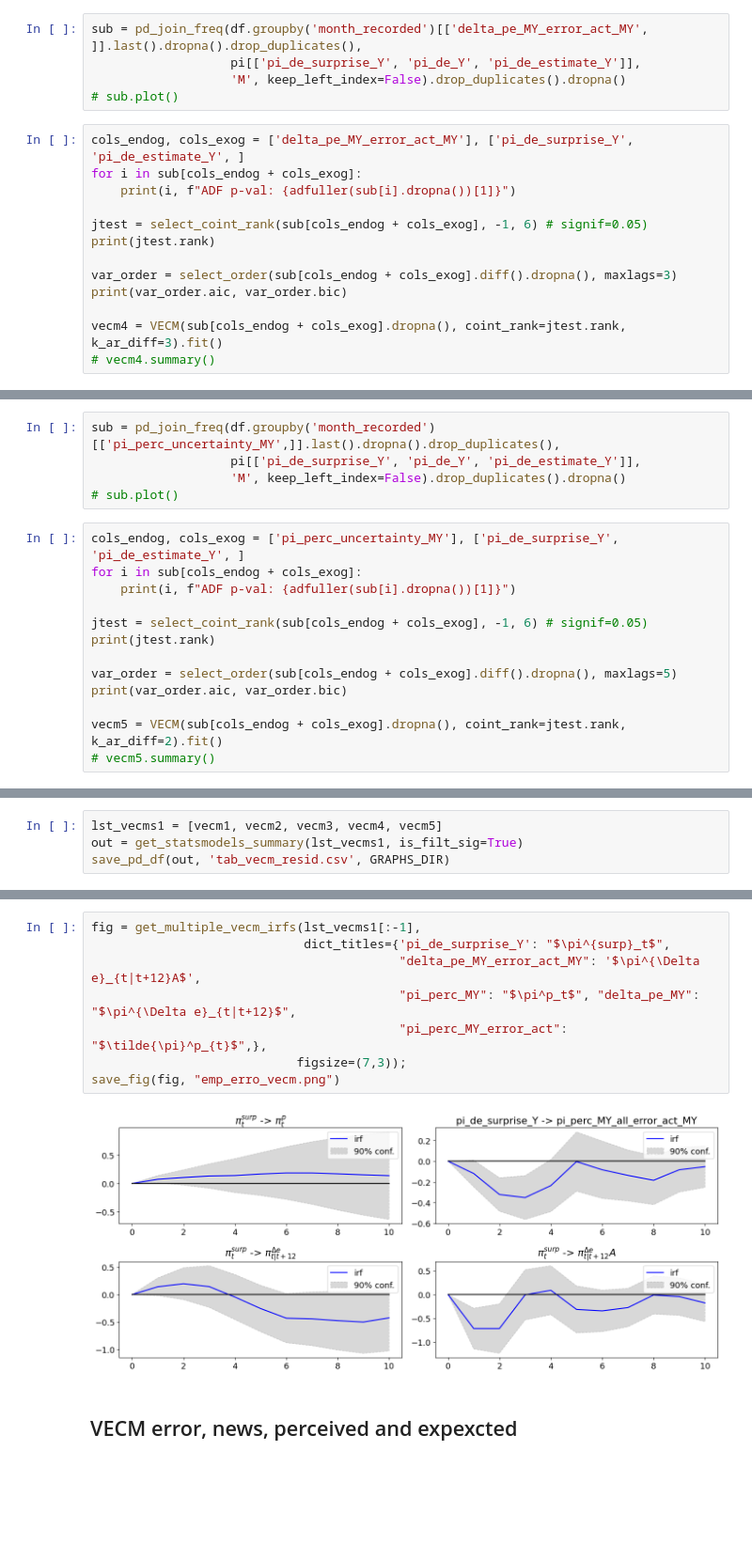
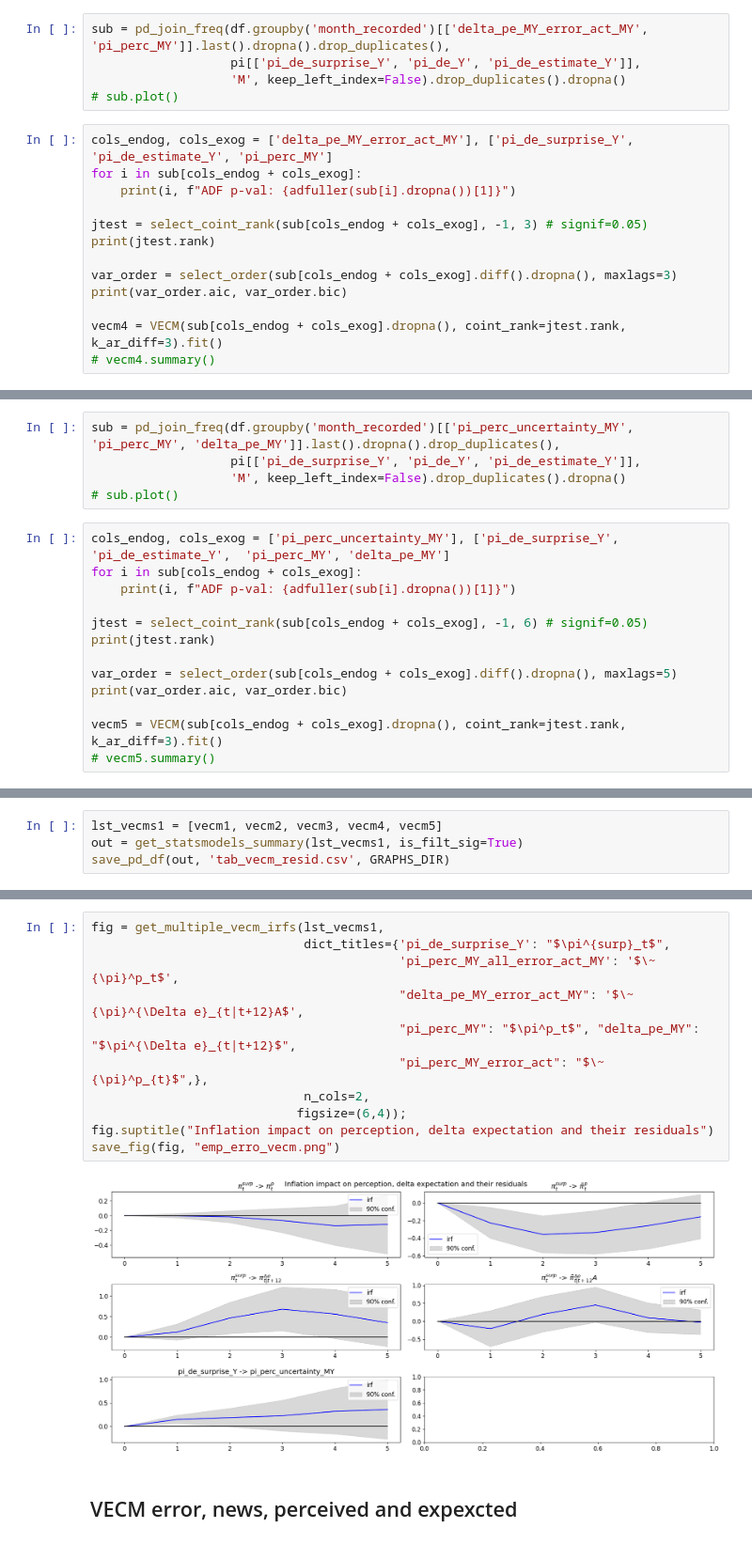
Before and after one commit to lukasgrahl/memoire2, a Jupyter notebook: notebooks/03-Analysis.ipynb, the cells around one changed output, grey strips where cells are left out. Shown at 94% size. Saved outputs shown, nothing was run; the diff lists cells and outputs as text; blank space fills up the shorter version.

```diff
--- a/notebooks/03-Analysis.ipynb
+++ b/notebooks/03-Analysis.ipynb
@@ -646,16 +466,16 @@ pi_de_estimate_Y ADF p-val: 0.23711226517334416
 # %% [markdown]
 ### delta exp error
 # %%
-sub = pd_join_freq(df.groupby('month_recorded')[['delta_pe_MY_error_act_MY', ]].last().dropna().drop_duplicates(),
+sub = pd_join_freq(df.groupby('month_recorded')[['delta_pe_MY_error_act_MY', 'pi_perc_MY']].last().dropna().drop_duplicates(),
                    pi[['pi_de_surprise_Y', 'pi_de_Y', 'pi_de_estimate_Y']],
                    'M', keep_left_index=False).drop_duplicates().dropna()
 # sub.plot()
 # %%
-cols_endog, cols_exog = ['delta_pe_MY_error_act_MY'], ['pi_de_surprise_Y', 'pi_de_estimate_Y', ]
+cols_endog, cols_exog = ['delta_pe_MY_error_act_MY'], ['pi_de_surprise_Y', 'pi_de_estimate_Y', 'pi_perc_MY']
 for i in sub[cols_endog + cols_exog]:
     print(i, f"ADF p-val: {adfuller(sub[i].dropna())[1]}")
 
-jtest = select_coint_rank(sub[cols_endog + cols_exog], -1, 6) # signif=0.05)
+jtest = select_coint_rank(sub[cols_endog + cols_exog], -1, 3) # signif=0.05)
 print(jtest.rank)
 
 var_order = select_order(sub[cols_endog + cols_exog].diff().dropna(), maxlags=3)
@@ -672,12 +493,12 @@ pi_de_estimate_Y ADF p-val: 0.8029480317761679
 # %% [markdown]
 ### uncertainty
 # %%
-sub = pd_join_freq(df.groupby('month_recorded')[['pi_perc_uncertainty_MY',]].last().dropna().drop_duplicates(),
+sub = pd_join_freq(df.groupby('month_recorded')[['pi_perc_uncertainty_MY', 'pi_perc_MY', 'delta_pe_MY']].last().dropna().drop_duplicates(),
                    pi[['pi_de_surprise_Y', 'pi_de_Y', 'pi_de_estimate_Y']],
                    'M', keep_left_index=False).drop_duplicates().dropna()
 # sub.plot()
 # %%
-cols_endog, cols_exog = ['pi_perc_uncertainty_MY'], ['pi_de_surprise_Y', 'pi_de_estimate_Y', ]
+cols_endog, cols_exog = ['pi_perc_uncertainty_MY'], ['pi_de_surprise_Y', 'pi_de_estimate_Y',  'pi_perc_MY', 'delta_pe_MY']
 for i in sub[cols_endog + cols_exog]:
     print(i, f"ADF p-val: {adfuller(sub[i].dropna())[1]}")
 
@@ -687,7 +508,7 @@ print(jtest.rank)
 var_order = select_order(sub[cols_endog + cols_exog].diff().dropna(), maxlags=5)
 print(var_order.aic, var_order.bic)
 
-vecm5 = VECM(sub[cols_endog + cols_exog].dropna(), coint_rank=jtest.rank, k_ar_diff=2).fit()
+vecm5 = VECM(sub[cols_endog + cols_exog].dropna(), coint_rank=jtest.rank, k_ar_diff=3).fit()
 # vecm5.summary()
 # %% [output]
 pi_perc_uncertainty_MY ADF p-val: 0.0006861008216353449
@@ -726,13 +530,16 @@ out
 # %%
-fig = get_multiple_vecm_irfs(lst_vecms1[:-1],
+fig = get_multiple_vecm_irfs(lst_vecms1,
                              dict_titles={'pi_de_surprise_Y': "$\pi^{surp}_t$",
-                                          "delta_pe_MY_error_act_MY": '$\pi^{\Delta e}_{t|t+12}A$',
+                                          'pi_perc_MY_all_error_act_MY': '$\~{\pi}^p_t$',
+                                          "delta_pe_MY_error_act_MY": '$\~{\pi}^{\Delta e}_{t|t+12}A$',
                                           "pi_perc_MY": "$\pi^p_t$", "delta_pe_MY": "$\pi^{\Delta e}_{t|t+12}$",
-                                          "pi_perc_MY_error_act": "$\tilde{\pi}^p_{t}$",},
-                            figsize=(7,3));
+                                          "pi_perc_MY_error_act": "$\~{\pi}^p_{t}$",},
+                             n_cols=2,
+                            figsize=(6,4));
+fig.suptitle("Inflation impact on perception, delta expectation and their residuals")
 save_fig(fig, "emp_erro_vecm.png")
 # %% [output]
-[figure, old version]
+[figure, new version]
 # %% [markdown]
 ## VECM error, news, perceived and expexcted
 # %% [markdown]
```
Also changed, not shown: parts of 54 cells of this notebook, 2 other files.
